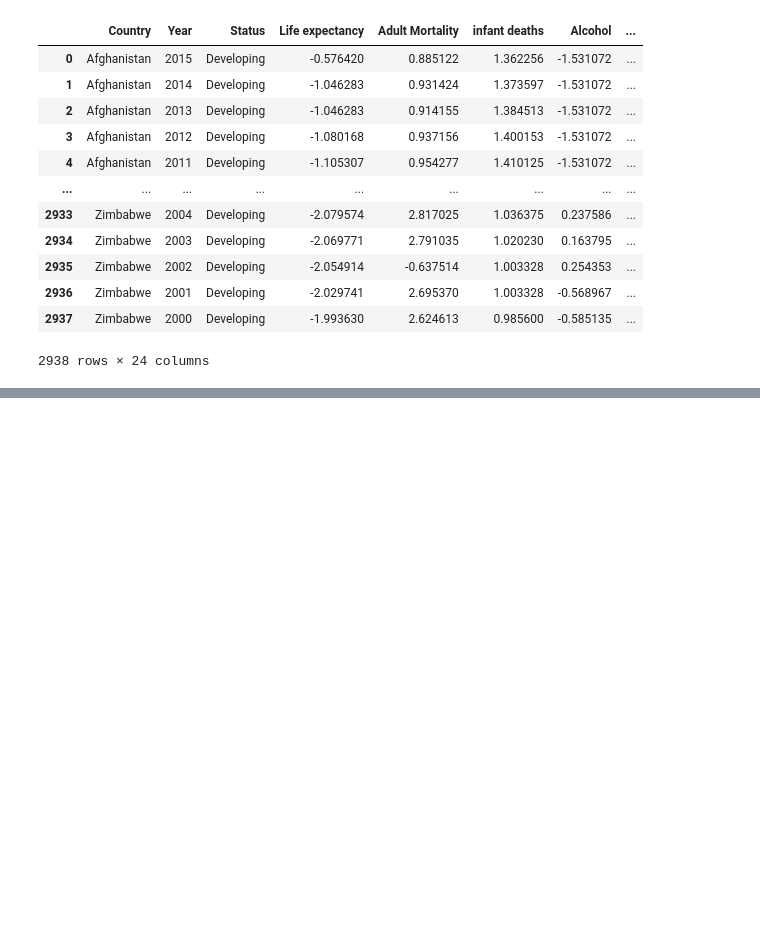
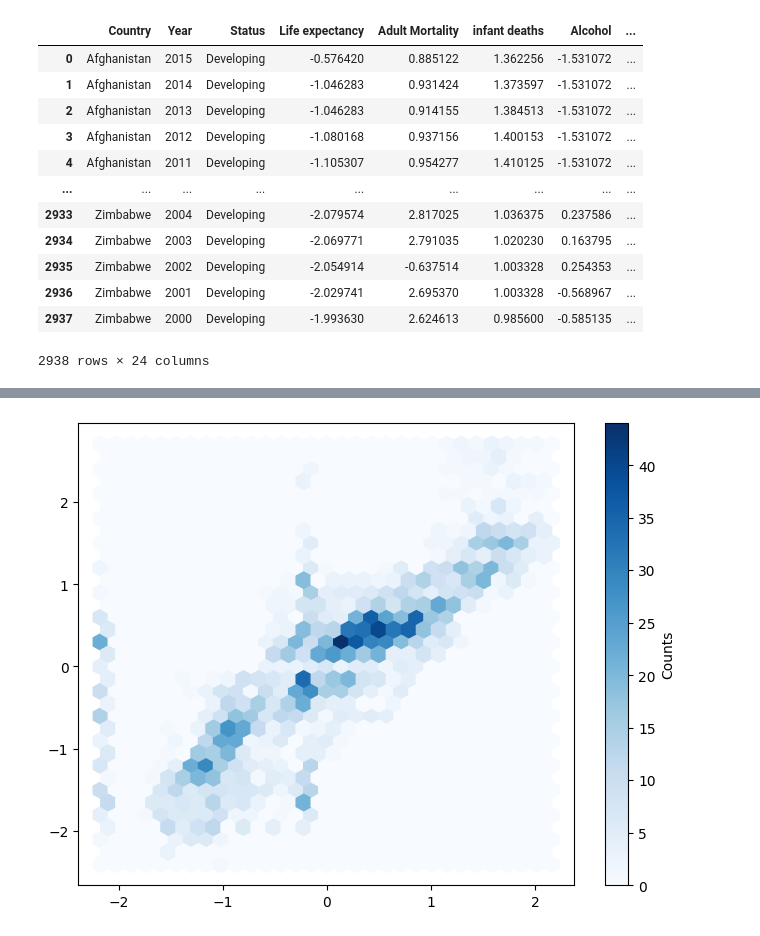
Before and after one commit to Rahafzsh/LifeExpectancyAnalysis, a Jupyter notebook: PreProcessingData.ipynb, the cells around one changed output, grey strips where cells are left out. Saved outputs shown, nothing was run; the diff lists cells and outputs as text; code cells hidden in the pictures; blank space fills up the shorter version.

```diff
--- a/PreProcessingData.ipynb
+++ b/PreProcessingData.ipynb
@@ -246,0 +292,12 @@ plt.show();
+# %%
+plt.figure(figsize=(8, 6))
+# Create the hexbin plot
+plt.hexbin(x=df["Income composition of resources"], y=df["Life expectancy "], gridsize=30, cmap='Blues')
+
+# Add color bar to show the density scale
+plt.colorbar(label='Counts')
+
+# Show the plot
+plt.show()
+# %% [output]
+[figure, added]
```
Also changed, not shown: parts of 8 cells of this notebook.
